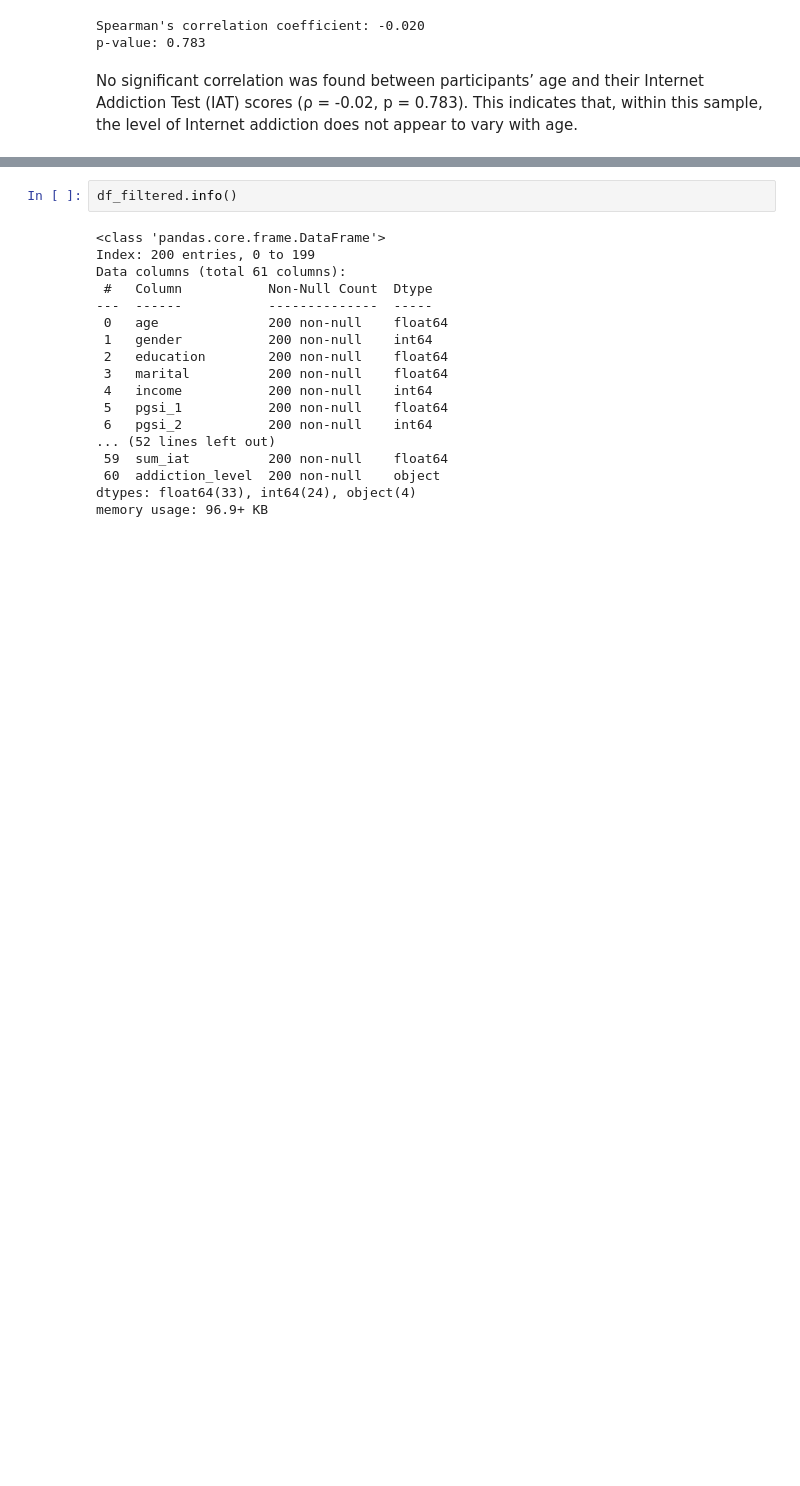
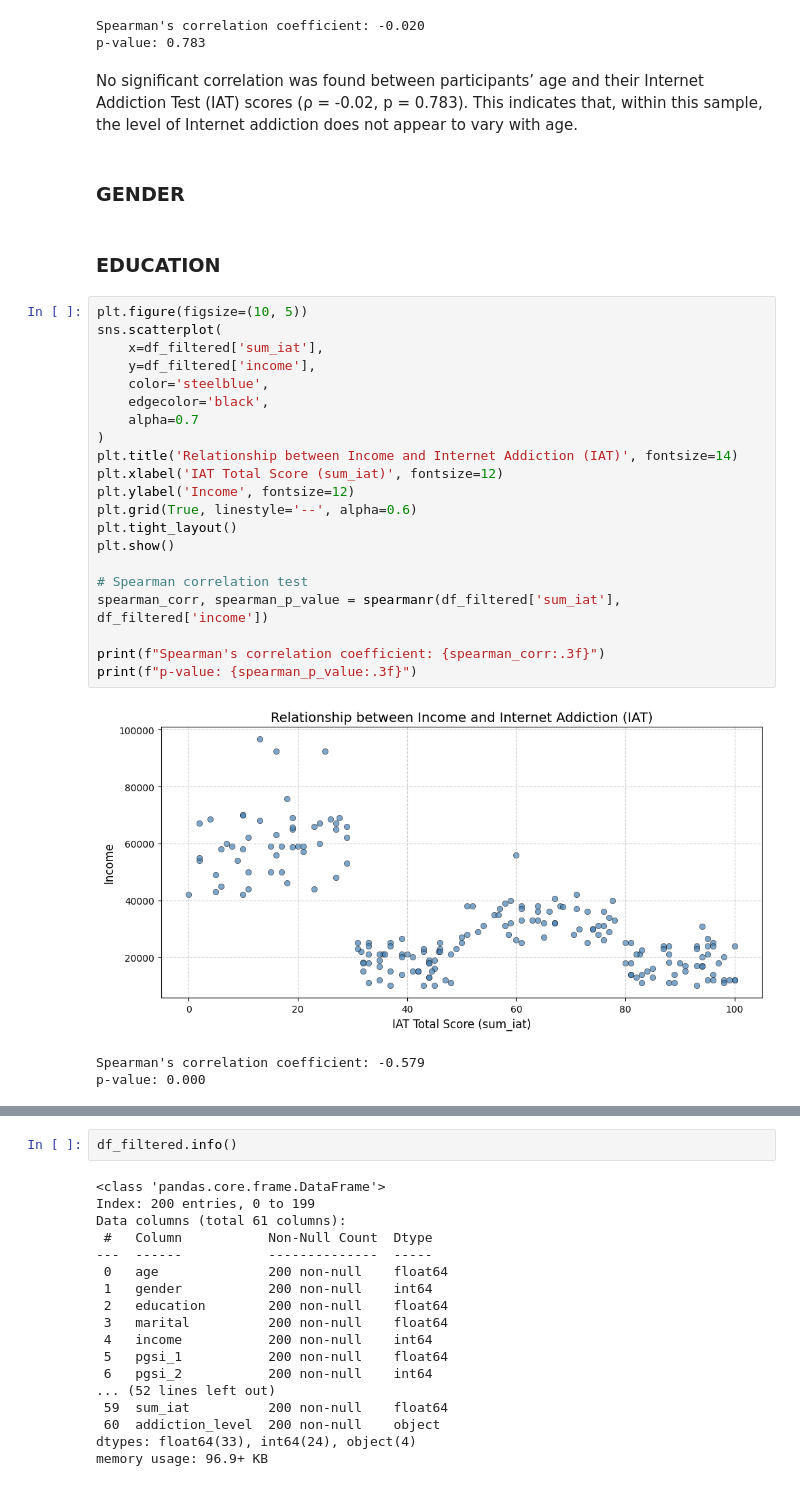
Before and after one commit to francescaius/ehealth2025_gruppo12, a Jupyter notebook: eHealthProject_20252026/dataset_analysis copy.ipynb, the cells around one changed output, grey strips where cells are left out. Cells and saved outputs as stored; diff of their text form; blank space fills up the shorter version.

```diff
--- a/eHealthProject_20252026/dataset_analysis copy.ipynb
+++ b/eHealthProject_20252026/dataset_analysis copy.ipynb
@@ -949,3 +970,32 @@ p-value: 0.783
 # %% [markdown]
 No significant correlation was found between participants’ age and their Internet Addiction Test (IAT) scores (ρ = -0.02, p = 0.783).
 This indicates that, within this sample, the level of Internet addiction does not appear to vary with age.
+# %% [markdown]
+### GENDER
+# %% [markdown]
+### EDUCATION
+# %%
+plt.figure(figsize=(10, 5))
+sns.scatterplot(
+    x=df_filtered['sum_iat'],
+    y=df_filtered['income'],
+    color='steelblue',
+    edgecolor='black',
+    alpha=0.7
+)
+plt.title('Relationship between Income and Internet Addiction (IAT)', fontsize=14)
+plt.xlabel('IAT Total Score (sum_iat)', fontsize=12)
+plt.ylabel('Income', fontsize=12)
+plt.grid(True, linestyle='--', alpha=0.6)
+plt.tight_layout()
+plt.show()
+
+# Spearman correlation test
+spearman_corr, spearman_p_value = spearmanr(df_filtered['sum_iat'], df_filtered['income'])
+
+print(f"Spearman's correlation coefficient: {spearman_corr:.3f}")
+print(f"p-value: {spearman_p_value:.3f}")
+# %% [output]
+[figure, added]
+Spearman's correlation coefficient: -0.579
+p-value: 0.000
```
Also changed, not shown: parts of 6 cells of this notebook.
